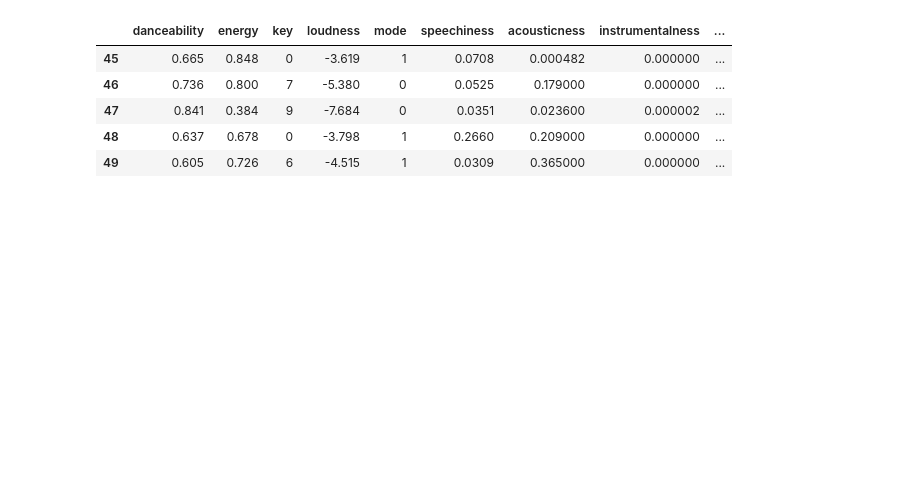
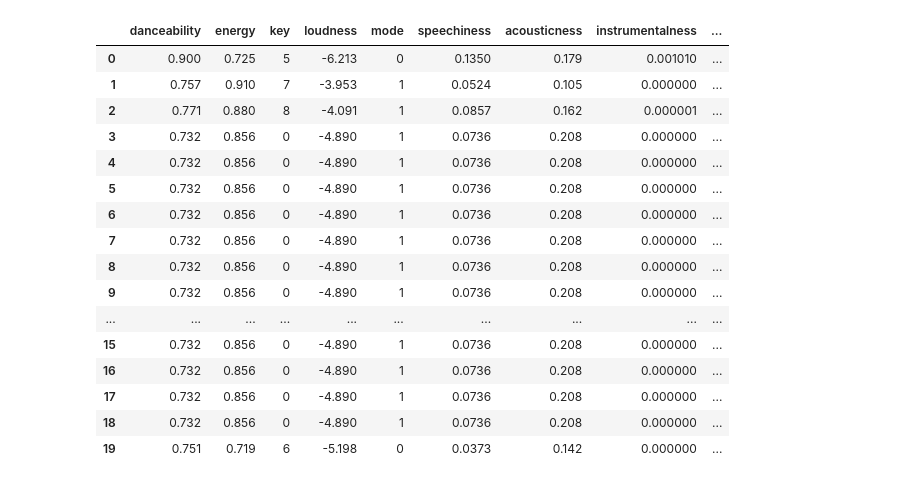
Before and after one commit to julieta77/ETL_SPOTIFY, a Jupyter notebook: prueba1.ipynb, the cells around one changed output. Saved outputs shown, nothing was run; the diff lists cells and outputs as text; code cells hidden in the pictures; blank space fills up the shorter version.

```diff
--- a/prueba1.ipynb
+++ b/prueba1.ipynb
@@ -30,15 +149,12 @@ playlist = sp.playlist(playlist_id)
 # %%
-def extract(playlist_id):
-    playlist = sp.playlist(playlist_id)
+def extract0(limit=None,after_date=None,before_date=None):
+    results = sp.current_user_recently_played(limit=limit,after=after_date,before=before_date)
     Data = []
-    for track in playlist['tracks']['items']:
+    for track in  results['items']:
         artist_uri = track["track"]["artists"][0]["uri"]
         artist_info = sp.artist(artist_uri)
         track_uri = track["track"]["uri"]
-
-        Data.append({'track_uri':track_uri,'song_name':track['track']['name'],'artist_name':track['track']['artists'][0]['name'],'album_name':track['track']['album']['name'],
-                       'lanzamiento_album':track['track']['album']['release_date'], 'genero':artist_info['genres'],'track_pop':track["track"]["popularity"] , 'info':sp.audio_features(track_uri)[0]})
-
-    return pd.DataFrame(Data)
+        Data.append({'track_uri':track_uri,'song_name':track['track']['name'],'listen_date':track['played_at'],'artist_name':track['track']['artists'][0]['name'],'album_name':track['track']['album']['name'],
+                       'lanzamiento_album':track['track']['album']['release_date'], 'genero':artist_info['genres'],'track_pop':track["track"]["popularity"] , 'other_info':sp.audio_features(track_uri)[0]})
+    df = pd.DataFrame(Data)
+    return df
-# %%
-data = extract('https://open.spotify.com/playlist/37i9dQZEVXbNG2KDcFcKOF?si=1333723a6eff4b7f')
@@ -67,9 +160,0 @@ df1 = pd.json_normalize(data['info'])
-# %%
-df1.tail()
-# %% [output]
-|  | danceability | energy | key | loudness | mode | speechiness | acousticness | instrumentalness | ... |
-| 45 | 0.665 | 0.848 | 0 | -3.619 | 1 | 0.0708 | 0.000482 | 0.000000 | ... |
-| 46 | 0.736 | 0.800 | 7 | -5.380 | 0 | 0.0525 | 0.179000 | 0.000000 | ... |
-| 47 | 0.841 | 0.384 | 9 | -7.684 | 0 | 0.0351 | 0.023600 | 0.000002 | ... |
-| 48 | 0.637 | 0.678 | 0 | -3.798 | 1 | 0.2660 | 0.209000 | 0.000000 | ... |
-| 49 | 0.605 | 0.726 | 6 | -4.515 | 1 | 0.0309 | 0.365000 | 0.000000 | ... |
@@ -75,0 +163,29 @@ df1.tail()
+# %%
+def trasform(data):
+    data['listen_date'] = pd.to_datetime(data['listen_date'])
+    data['listen_date'] = data['listen_date'].dt.strftime('%Y-%m-%d %H:%M:%S')
+    data2 = pd.json_normalize(data['other_info'])
+    data.drop('other_info', axis=1,inplace=True)
+    return data, data2
+# %%
+df1,df2 = trasform(extract0())
+# %%
+df2
+# %% [output]
+|  | danceability | energy | key | loudness | mode | speechiness | acousticness | instrumentalness | ... |
+| 0 | 0.900 | 0.725 | 5 | -6.213 | 0 | 0.1350 | 0.179 | 0.001010 | ... |
+| 1 | 0.757 | 0.910 | 7 | -3.953 | 1 | 0.0524 | 0.105 | 0.000000 | ... |
+| 2 | 0.771 | 0.880 | 8 | -4.091 | 1 | 0.0857 | 0.162 | 0.000001 | ... |
+| 3 | 0.732 | 0.856 | 0 | -4.890 | 1 | 0.0736 | 0.208 | 0.000000 | ... |
+| 4 | 0.732 | 0.856 | 0 | -4.890 | 1 | 0.0736 | 0.208 | 0.000000 | ... |
+| 5 | 0.732 | 0.856 | 0 | -4.890 | 1 | 0.0736 | 0.208 | 0.000000 | ... |
+| 6 | 0.732 | 0.856 | 0 | -4.890 | 1 | 0.0736 | 0.208 | 0.000000 | ... |
+| 7 | 0.732 | 0.856 | 0 | -4.890 | 1 | 0.0736 | 0.208 | 0.000000 | ... |
+| 8 | 0.732 | 0.856 | 0 | -4.890 | 1 | 0.0736 | 0.208 | 0.000000 | ... |
+| 9 | 0.732 | 0.856 | 0 | -4.890 | 1 | 0.0736 | 0.208 | 0.000000 | ... |
+| ... | ... | ... | ... | ... | ... | ... | ... | ... | ... |
+| 15 | 0.732 | 0.856 | 0 | -4.890 | 1 | 0.0736 | 0.208 | 0.000000 | ... |
+| 16 | 0.732 | 0.856 | 0 | -4.890 | 1 | 0.0736 | 0.208 | 0.000000 | ... |
+| 17 | 0.732 | 0.856 | 0 | -4.890 | 1 | 0.0736 | 0.208 | 0.000000 | ... |
+| 18 | 0.732 | 0.856 | 0 | -4.890 | 1 | 0.0736 | 0.208 | 0.000000 | ... |
+| 19 | 0.751 | 0.719 | 6 | -5.198 | 0 | 0.0373 | 0.142 | 0.000000 | ... |
```
Also changed, not shown: parts of 22 cells of this notebook, 4 other files.
